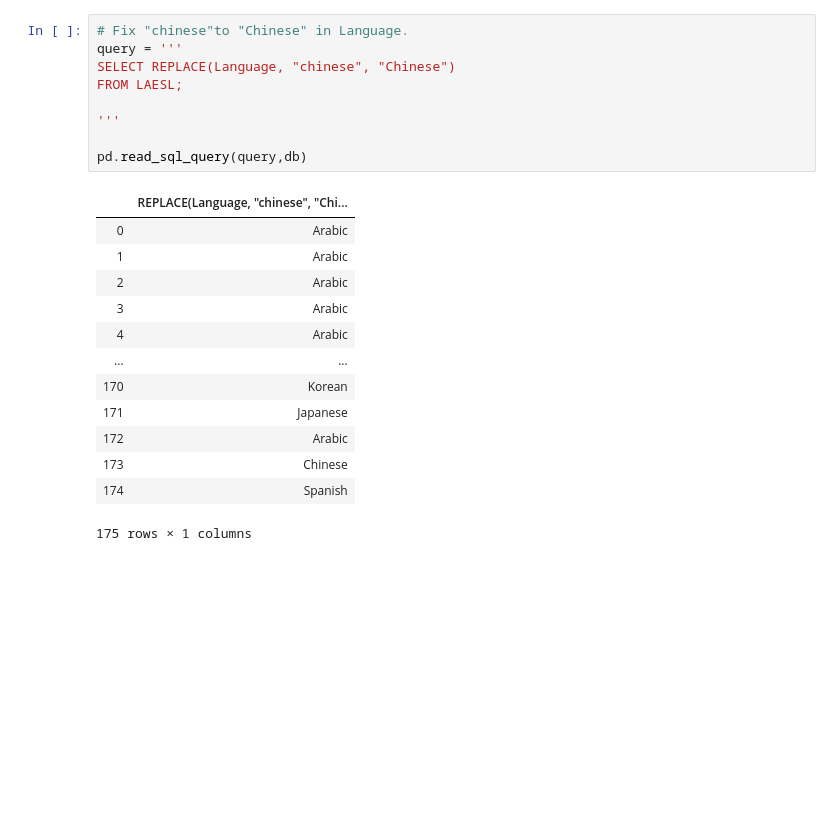
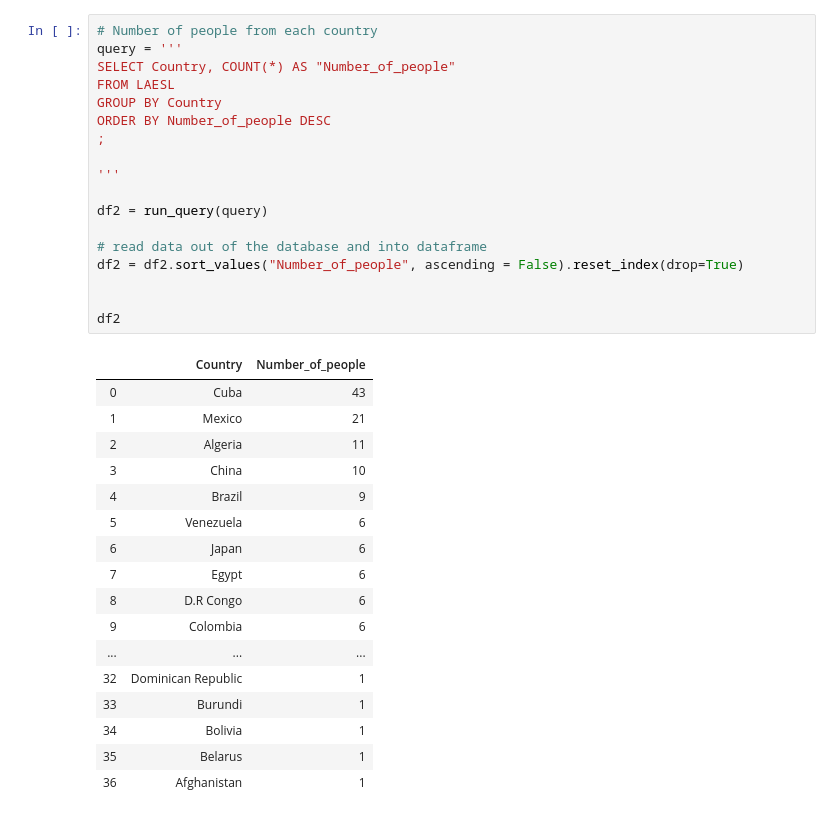
Before and after one commit to purumaster/LAESLData, a Jupyter notebook: LAESLData.ipynb, the cells around one changed output. Saved outputs shown, nothing was run; the diff lists cells and outputs as text; blank space fills up the shorter version.

```diff
--- a/LAESLData.ipynb
+++ b/LAESLData.ipynb
@@ -117,24 +71,37 @@ pd.read_sql_query(query,db)
-# %%
-# Fix "chinese"to "Chinese" in Language.
-query = '''
-SELECT REPLACE(Language, "chinese", "Chinese")
-FROM LAESL;
-
-'''
-
-pd.read_sql_query(query,db)
-# %% [output]
-|  | REPLACE(Language, "chinese", "Chi... |
-| 0 | Arabic |
-| 1 | Arabic |
-| 2 | Arabic |
-| 3 | Arabic |
-| 4 | Arabic |
-| ... | ... |
-| 170 | Korean |
-| 171 | Japanese |
-| 172 | Arabic |
-| 173 | Chinese |
-| 174 | Spanish |
-175 rows × 1 columns
+# %%
+# Number of people from each country
+query = '''
+SELECT Country, COUNT(*) AS "Number_of_people"
+FROM LAESL
+GROUP BY Country
+ORDER BY Number_of_people DESC
+;
+
+'''
+
+df2 = run_query(query)
+
+# read data out of the database and into dataframe
+df2 = df2.sort_values("Number_of_people", ascending = False).reset_index(drop=True)
+
+
+df2
+# %% [output]
+|  | Country | Number_of_people |
+| 0 | Cuba | 43 |
+| 1 | Mexico | 21 |
+| 2 | Algeria | 11 |
+| 3 | China | 10 |
+| 4 | Brazil | 9 |
+| 5 | Venezuela | 6 |
+| 6 | Japan | 6 |
+| 7 | Egypt | 6 |
+| 8 | D.R Congo | 6 |
+| 9 | Colombia | 6 |
+| ... | ... | ... |
+| 32 | Dominican Republic | 1 |
+| 33 | Burundi | 1 |
+| 34 | Bolivia | 1 |
+| 35 | Belarus | 1 |
+| 36 | Afghanistan | 1 |
 # %%
```
Also changed, not shown: parts of 16 cells of this notebook.
